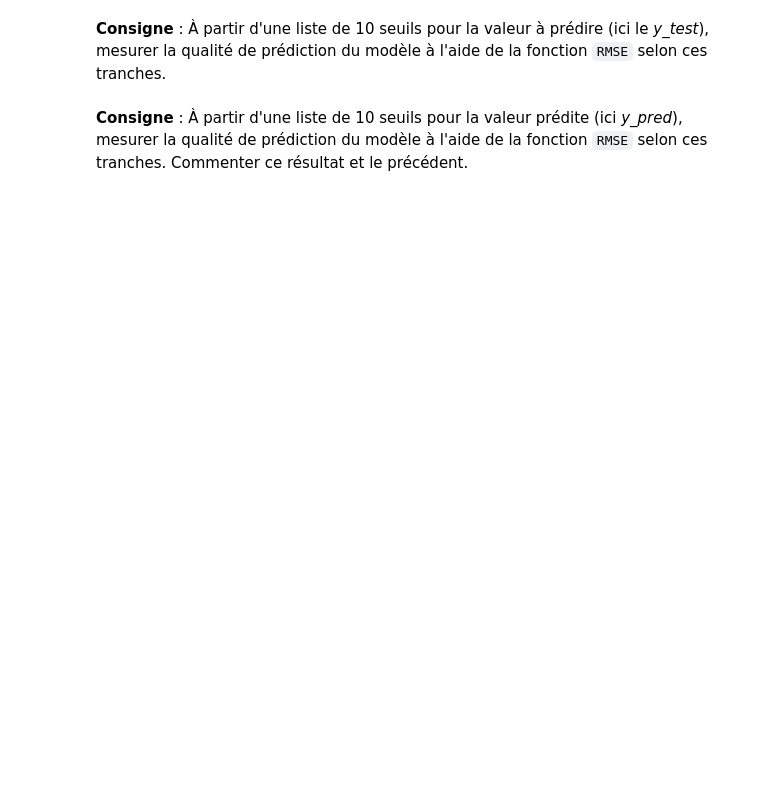
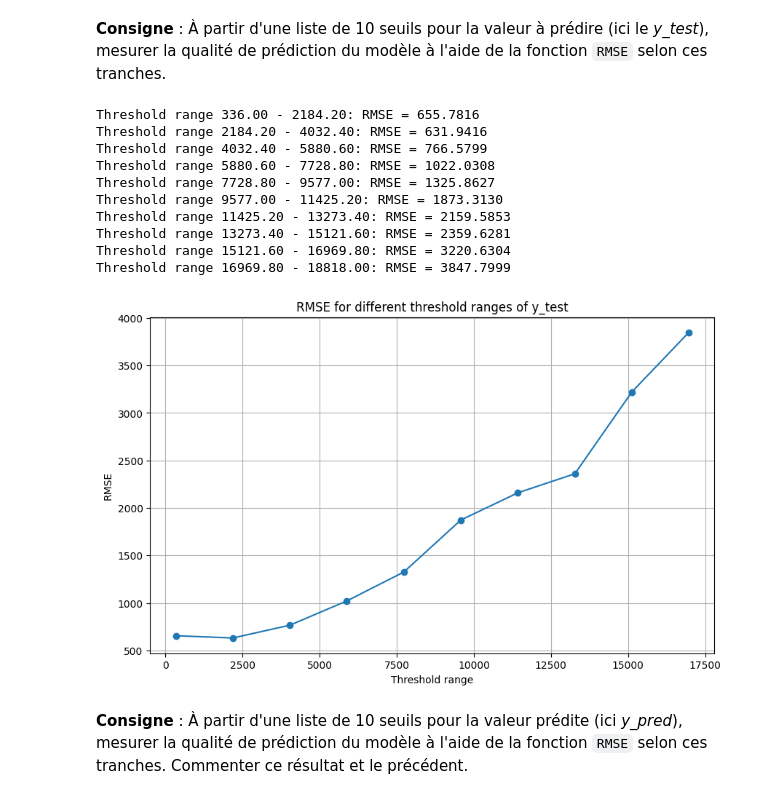
Before and after one commit to nbm6d3tp/ML-Pour-Finance, a Jupyter notebook: TP1/Régression Linéaire/TP1 - Starter.ipynb, the cells around one changed output. Drawn from its saved outputs; the diff is of its cells as text; code cells hidden in the pictures; blank space fills up the shorter version.

```diff
--- a/TP1/Régression Linéaire/TP1 - Starter.ipynb
+++ b/TP1/Régression Linéaire/TP1 - Starter.ipynb
@@ -343,4 +432,38 @@ RMSE : 1063.6756
 # %% [markdown]
 **Consigne** : À partir d'une liste de 10 seuils pour la valeur à prédire (ici le *y_test*), mesurer la qualité de prédiction du modèle à l'aide de la fonction `RMSE` selon ces tranches.
+# %%
+# Define the thresholds
+thresholds = np.linspace(y_test.min(), y_test.max(), 11)
+
+# Initialize a list to store RMSE values for each threshold range
+rmse_values = []
+
+# Calculate RMSE for each threshold range
+for i in range(len(thresholds) - 1):
+    mask = (y_test >= thresholds[i]) & (y_test < thresholds[i + 1])
+    rmse = RMSE(y_test[mask], y_pred[mask])
+    rmse_values.append(rmse)
+    print(f"Threshold range {thresholds[i]:.2f} - {thresholds[i + 1]:.2f}: RMSE = {rmse:.4f}")
+
+# Plot RMSE values for each threshold range
+plt.figure(figsize=(10, 6))
+plt.plot(thresholds[:-1], rmse_values, marker='o')
+plt.xlabel('Threshold range')
+plt.ylabel('RMSE')
+plt.title('RMSE for different threshold ranges of y_test')
+plt.grid(True)
+plt.show()
+# %% [output]
+Threshold range 336.00 - 2184.20: RMSE = 655.7816
+Threshold range 2184.20 - 4032.40: RMSE = 631.9416
+Threshold range 4032.40 - 5880.60: RMSE = 766.5799
+Threshold range 5880.60 - 7728.80: RMSE = 1022.0308
+Threshold range 7728.80 - 9577.00: RMSE = 1325.8627
+Threshold range 9577.00 - 11425.20: RMSE = 1873.3130
+Threshold range 11425.20 - 13273.40: RMSE = 2159.5853
+Threshold range 13273.40 - 15121.60: RMSE = 2359.6281
+Threshold range 15121.60 - 16969.80: RMSE = 3220.6304
+Threshold range 16969.80 - 18818.00: RMSE = 3847.7999
+[figure, added]
 # %% [markdown]
 **Consigne** : À partir d'une liste de 10 seuils pour la valeur prédite (ici *y_pred*), mesurer la qualité de prédiction du modèle à l'aide de la fonction `RMSE` selon ces tranches. Commenter ce résultat et le précédent.
```
Also changed, not shown: parts of 11 cells of this notebook.
